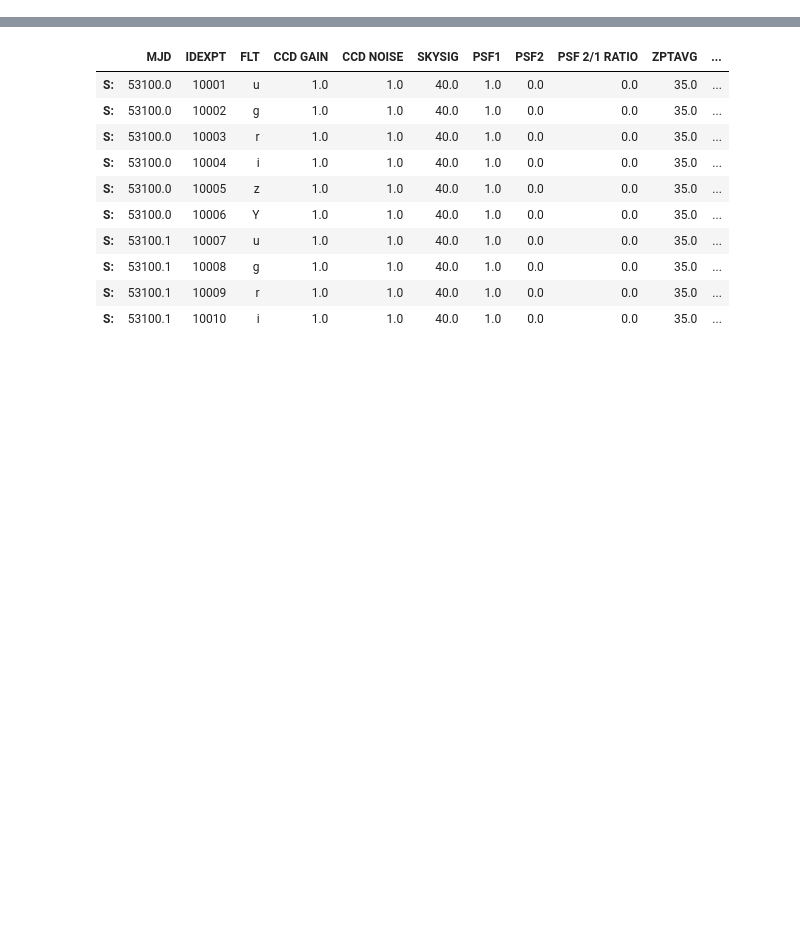
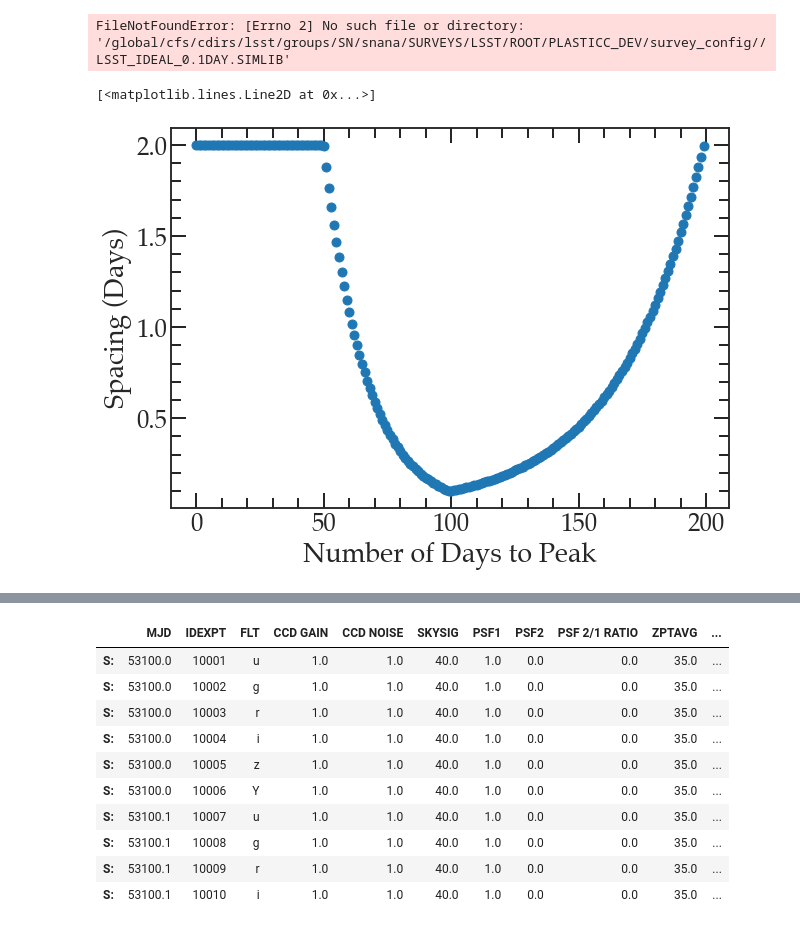
Before and after one commit to LSSTDESC/transient-host-sims, a Jupyter notebook: notebooks/make_new_simlib.ipynb, the cells around one changed output, grey strips where cells are left out. Saved outputs shown, nothing was run; the diff lists cells and outputs as text; code cells hidden in the pictures; blank space fills up the shorter version.

Commit message:
Adding variable spacing to SIMLIB code

```diff
--- a/notebooks/make_new_simlib.ipynb
+++ b/notebooks/make_new_simlib.ipynb
@@ -42,0 +94,24 @@ new_simlib("/global/cfs/cdirs/lsst/groups/SN/snana/SURVEYS/LSST/ROOT/PLASTICC_DE
+# %%
+rootPath = "/global/cfs/cdirs/lsst/groups/SN/snana/SURVEYS/LSST/ROOT/PLASTICC_DEV/survey_config/"
+
+new_simlib(rootPath, "LSST_IDEAL_0.1DAY.SIMLIB", "SCOTCH_IDEAL_0.1DAY.SIMLIB", days_span=200, sampling_rate=0.1, sampling='fine', whitespace=True)
+new_simlib(rootPath, "LSST_IDEAL_0.1DAY.SIMLIB", "SCOTCH_IDEAL_2DAY.SIMLIB", days_span=200, sampling_rate=2.0, sampling='coarse', whitespace=True)
+new_simlib(rootPath, "LSST_IDEAL_0.1DAY.SIMLIB", "SCOTCH_IDEAL_VARDAY.SIMLIB", days_span=200, sampling='variable', whitespace=True)
+# %% [output]
+FileNotFoundError: [Errno 2] No such file or directory: '/global/cfs/cdirs/lsst/groups/SN/snana/SURVEYS/LSST/ROOT/PLASTICC_DEV/survey_config//LSST_IDEAL_0.1DAY.SIMLIB'
+# %%
+#increase the sampling for TDEs and Kilonovae
+forward = np.logspace(-1, 0.3, 100)
+backward = np.logspace(-1, 0.3, 50)
+backward = np.flip(backward)
+backward_pad = [2]*50
+backward_pad = np.array(backward_pad)
+full_spacing = np.concatenate([backward_pad, backward, forward])
+
+plt.figure(figsize=(10,7))
+plt.xlabel("Number of Days to Peak")
+plt.ylabel("Spacing (Days)")
+plt.plot(full_spacing, 'o')
+# %% [output]
+[<matplotlib.lines.Line2D at 0x...>]
+[figure, added]
```
Also changed, not shown: parts of 7 cells of this notebook.
